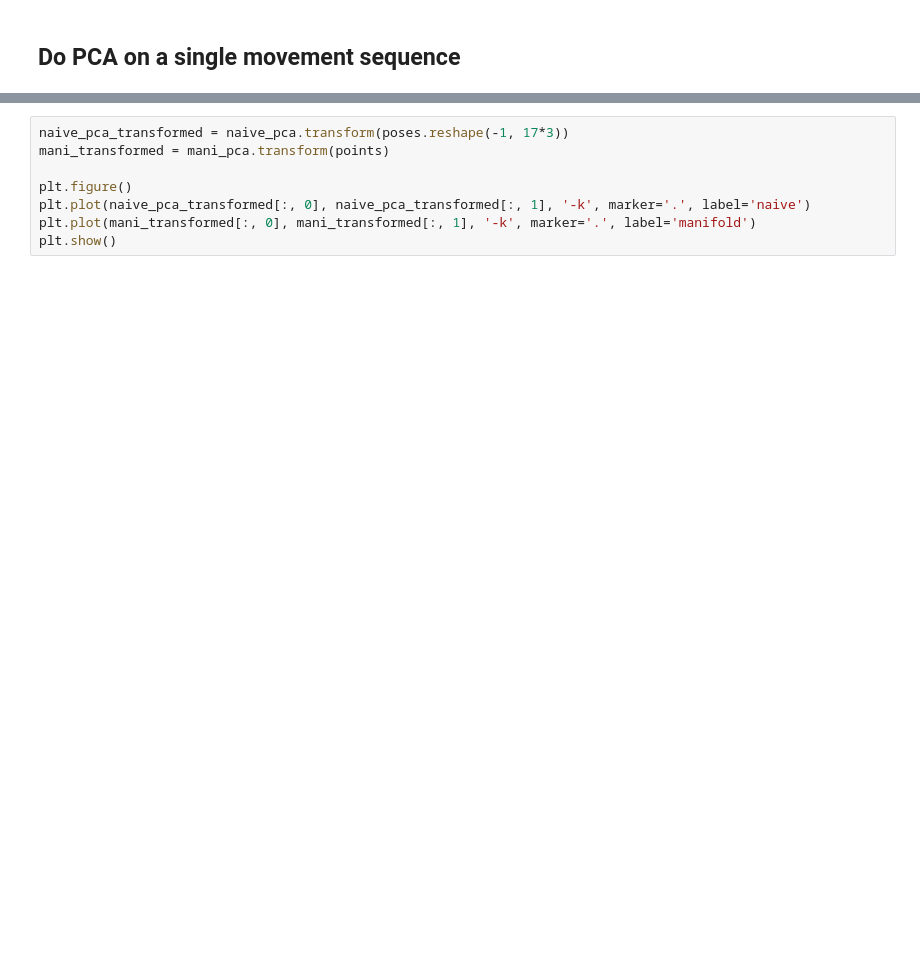
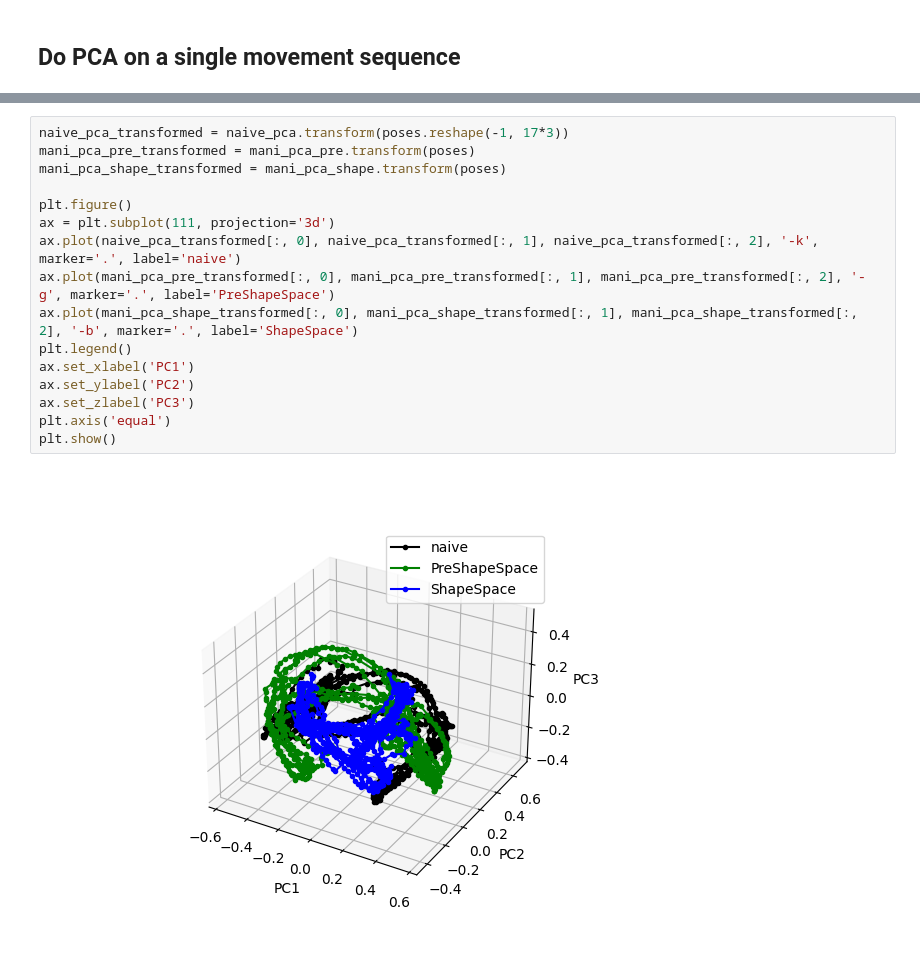
Before and after one commit to KordingLab/lab-teaching-geometry-shape-space, a Jupyter notebook: demo - principal components of poses.ipynb, the cells around one changed output, grey strips where cells are left out. Drawn from its saved outputs; the diff is of its cells as text; blank space fills up the shorter version.

```diff
--- a/demo - principal components of poses.ipynb
+++ b/demo - principal components of poses.ipynb
@@ -76,8 +103,18 @@ plt.show()
 # %%
 naive_pca_transformed = naive_pca.transform(poses.reshape(-1, 17*3))
-mani_transformed = mani_pca.transform(points)
+mani_pca_pre_transformed = mani_pca_pre.transform(poses)
+mani_pca_shape_transformed = mani_pca_shape.transform(poses)
 
 plt.figure()
-plt.plot(naive_pca_transformed[:, 0], naive_pca_transformed[:, 1], '-k', marker='.', label='naive')
-plt.plot(mani_transformed[:, 0], mani_transformed[:, 1], '-k', marker='.', label='manifold')
+ax = plt.subplot(111, projection='3d')
+ax.plot(naive_pca_transformed[:, 0], naive_pca_transformed[:, 1], naive_pca_transformed[:, 2], '-k', marker='.', label='naive')
+ax.plot(mani_pca_pre_transformed[:, 0], mani_pca_pre_transformed[:, 1], mani_pca_pre_transformed[:, 2], '-g', marker='.', label='PreShapeSpace')
+ax.plot(mani_pca_shape_transformed[:, 0], mani_pca_shape_transformed[:, 1], mani_pca_shape_transformed[:, 2], '-b', marker='.', label='ShapeSpace')
+plt.legend()
+ax.set_xlabel('PC1')
+ax.set_ylabel('PC2')
+ax.set_zlabel('PC3')
+plt.axis('equal')
 plt.show()
+# %% [output]
+[figure, added]
```
Also changed, not shown: parts of 10 cells of this notebook, 4 other files.
